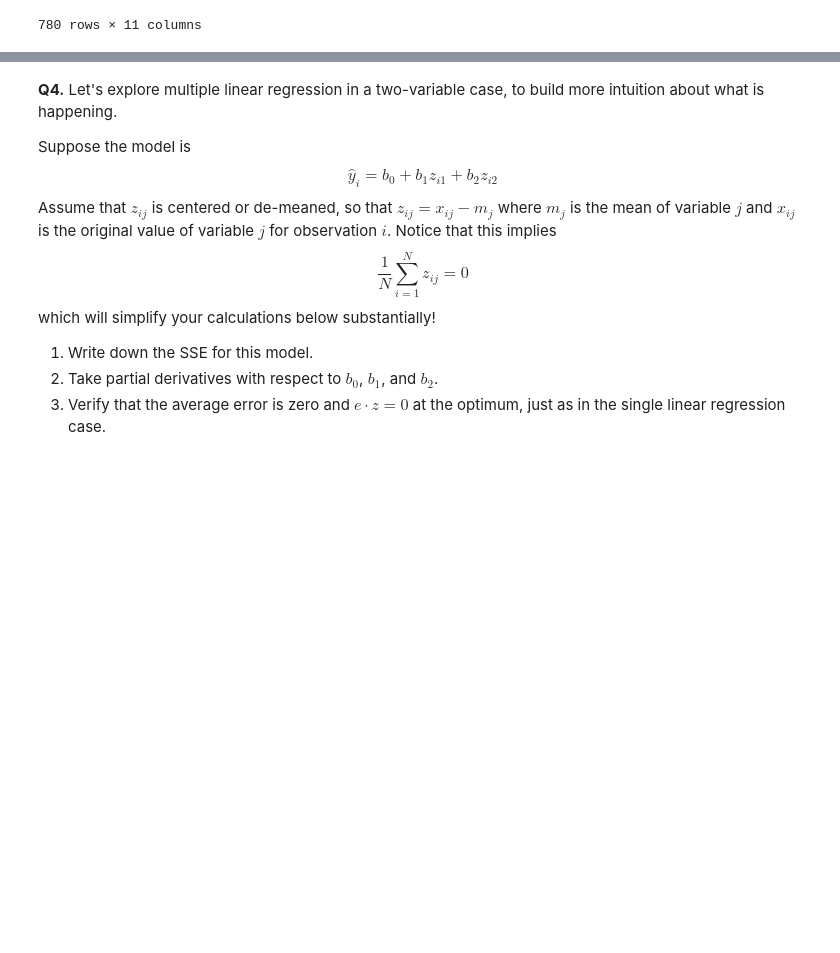
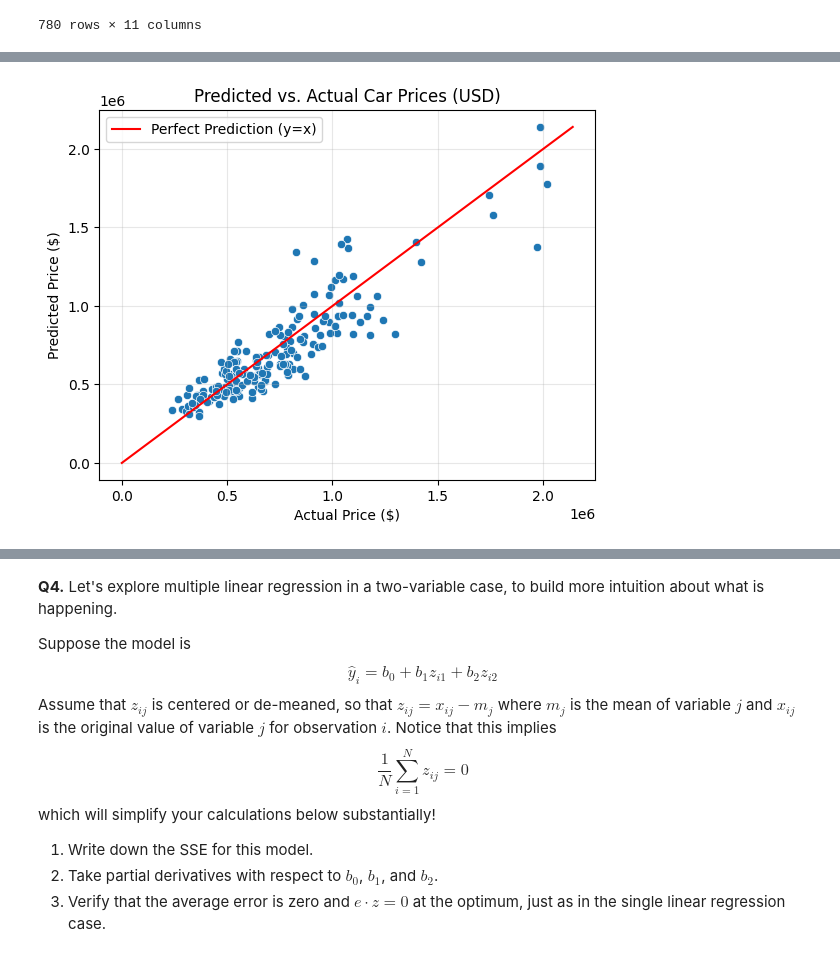
Before and after one commit to btw257-ui/linear_models, a Jupyter notebook: assignment/assignment.ipynb, the cells around one changed output, grey strips where cells are left out. Cells and saved outputs as stored; diff of their text form; code cells hidden in the pictures; blank space fills up the shorter version.

```diff
--- a/assignment/assignment.ipynb
+++ b/assignment/assignment.ipynb
@@ -306,5 +306,12 @@ car_train
 780 rows × 11 columns
 # %%
 #Part 4
+car_train_num = car_train[['Make_Year','Mileage_Run','Seating_Capacity','No_of_Owners']].copy()
+car_test_num = car_test[['Make_Year','Mileage_Run','Seating_Capacity','No_of_Owners']].copy()
 
-reg_car = LinearRegression(fit_intercept=True).fit(car_train[['Make_Year','Mileage_Run','Seating_Capacity','No_of_Owners']],car_y_train)
+reg_car = LinearRegression(fit_intercept=True).fit(car_train_num,car_y_train)
+
+print(f'R^2: {reg_car.score(car_test_num,car_y_test)}\n')
+print(f'RMSE: {np.sqrt(np.mean((reg_car.predict(car_test_num)-car_y_test)**2))}\n')
+print(f'Intercept: {reg_car.intercept_}\n')
+print(f'Coefficients: {reg_car.coef_}\n')
@@ -310,0 +366,9 @@ reg_car = LinearRegression(fit_intercept=True).fit(car_train[['Make_Year','Milea
+# %%
+car_train_all = pd.concat([car_train_num,car_train_dummies],axis=1)
+car_test_all = pd.concat([car_test_num,car_test_dummies],axis=1)
+
+reg_car_all = LinearRegression(fit_intercept=True).fit(car_train_all,car_y_train)
+print(f'R^2: {reg_car_all.score(car_test_all,car_y_test)}\n')
+print(f'RMSE: {np.sqrt(np.mean((reg_car_all.predict(car_test_all)-car_y_test)**2))}\n')
+print(f'Intercept: {reg_car_all.intercept_}\n')
+print(f'Coefficients: {reg_car_all.coef_}\n')
@@ -310,0 +434,22 @@ reg_car = LinearRegression(fit_intercept=True).fit(car_train[['Make_Year','Milea
+# %%
+#Part6
+best_model = reg_car_all
+log_preds = best_model.predict(car_test_all)
+true_vals = np.exp(car_y_test)
+pred_vals = np.exp(log_preds)
+
+sns.scatterplot(x=true_vals, y=pred_vals)
+
+
+max_val = max(true_vals.max(), pred_vals.max())
+plt.plot([0, max_val], [0, max_val], color='red',label='Perfect Prediction (y=x)')
+
+plt.title("Predicted vs. Actual Car Prices (USD)")
+plt.xlabel("Actual Price ($)")
+plt.ylabel("Predicted Price ($)")
+plt.legend()
+plt.grid(True, alpha=0.3)
+plt.show()
+#The predicted values seem to be fairly accurate (ie on the line)
+# %% [output]
+[figure, added]
```
Also changed, not shown: parts of 5 cells of this notebook.
